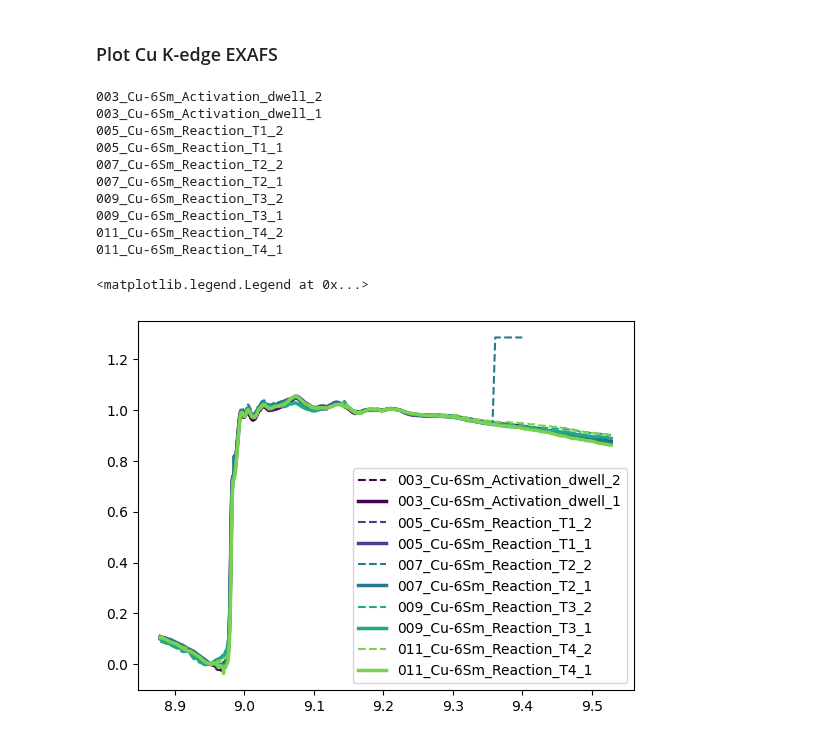
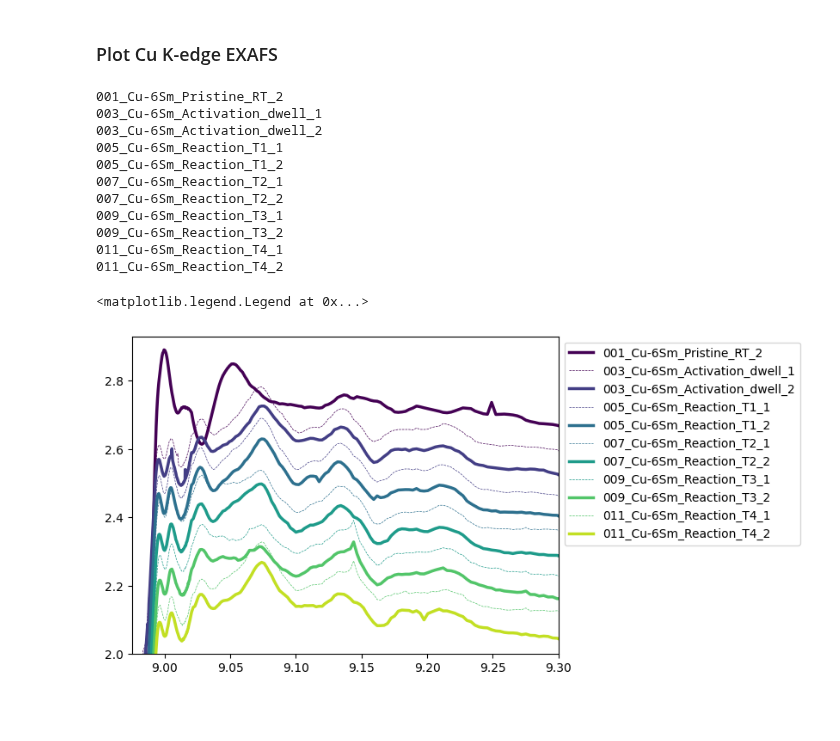
Before and after one commit to raulgarciadiez/myspot_2024_07, a Jupyter notebook: S1_Cu_6Sm/Summary_plots.ipynb, the cells around one changed output. Drawn from its saved outputs; the diff is of its cells as text; code cells hidden in the pictures; blank space fills up the shorter version.

Commit message:
first plots until T4

```diff
--- a/S1_Cu_6Sm/Summary_plots.ipynb
+++ b/S1_Cu_6Sm/Summary_plots.ipynb
@@ -23,47 +23,46 @@ for root, dirs, files in os.walk("."):
             subfolder_name = os.path.basename(root)
             file_path = os.path.join(root, file)
             label = f"{subfolder_name}_{i % 2 + 1}"
             labeled_files.append((file_path, label))
 labeled_files.sort()
 
 cmap = plt.cm.viridis
 norm = mcolors.Normalize(vmin=0, vmax=len(labeled_files) / 2)
 for idx, (file_path, label) in enumerate(labeled_files):
     print (label)
     result_df = pd.read_csv(file_path)
 
     closest_monoE1 = find_closest(monoE_min, result_df['monoE'])
     closest_monoE2 = find_closest(monoE_max, result_df['monoE'])
 
-# Extract the values of '{var1}/{var2}_mean' for the closest monoE values
     signal_min = result_df.loc[result_df['monoE'] == closest_monoE1, f'{var1}/{var2}_mean'].values[0]
     signal_max = result_df.loc[result_df['monoE'] == closest_monoE2, f'{var1}/{var2}_mean'].values[0]
 
     color = cmap(norm(idx // 2))  # Use the same color for pairs
 
     x = result_df['monoE']
-    y = (result_df[f'{var1}/{var2}_mean'] - signal_min)/(signal_max - signal_min)
+    y = -0.06*idx + np.exp((result_df[f'{var1}/{var2}_mean'] - signal_min)/(signal_max - signal_min))
+    err = (result_df[f'{var1}/{var2}_std'] - signal_min)/(signal_max - signal_min)
 
-    if label.endswith('_1'):
+    if label.endswith('_2'):
         plt.plot(x, y, label=label, linewidth=2.5, color=color)
-    elif label.endswith('_2'):
-        plt.plot(x, y, color=color, linestyle='--', linewidth=1.5, label=label)
-
-    #plt.fill_between(result_df['monoE'],
-                   # result_df[f'{var1}/{var2}_mean'] - result_df[f'{var1}/{var2}_std'],
-                   # result_df[f'{var1}/{var2}_mean'] + result_df[f'{var1}/{var2}_std'],
-                   # color='blue', alpha=0.2, )
-plt.legend(loc=0)
+    elif label.endswith('_1'):
+        plt.plot(x, y, color=color, linestyle='--', linewidth=0.5, label=label)
+    #plt.fill_between(x, y - err,y + err, color=color, alpha=0.2)
+plt.ylim([2,2.93])
+plt.xlim([8.975,9.3])
+plt.legend(loc='upper left', bbox_to_anchor=(1, 1))
 # %% [output]
+001_Cu-6Sm_Pristine_RT_2
+003_Cu-6Sm_Activation_dwell_1
 003_Cu-6Sm_Activation_dwell_2
-003_Cu-6Sm_Activation_dwell_1
+005_Cu-6Sm_Reaction_T1_1
 005_Cu-6Sm_Reaction_T1_2
-005_Cu-6Sm_Reaction_T1_1
+007_Cu-6Sm_Reaction_T2_1
 007_Cu-6Sm_Reaction_T2_2
-007_Cu-6Sm_Reaction_T2_1
+009_Cu-6Sm_Reaction_T3_1
 009_Cu-6Sm_Reaction_T3_2
-009_Cu-6Sm_Reaction_T3_1
+011_Cu-6Sm_Reaction_T4_1
 011_Cu-6Sm_Reaction_T4_2
-011_Cu-6Sm_Reaction_T4_1
 <matplotlib.legend.Legend at 0x...>
-[figure, old version]
+[figure, new version]
```
Also changed, not shown: parts of 3 cells of this notebook, 8 other files.
